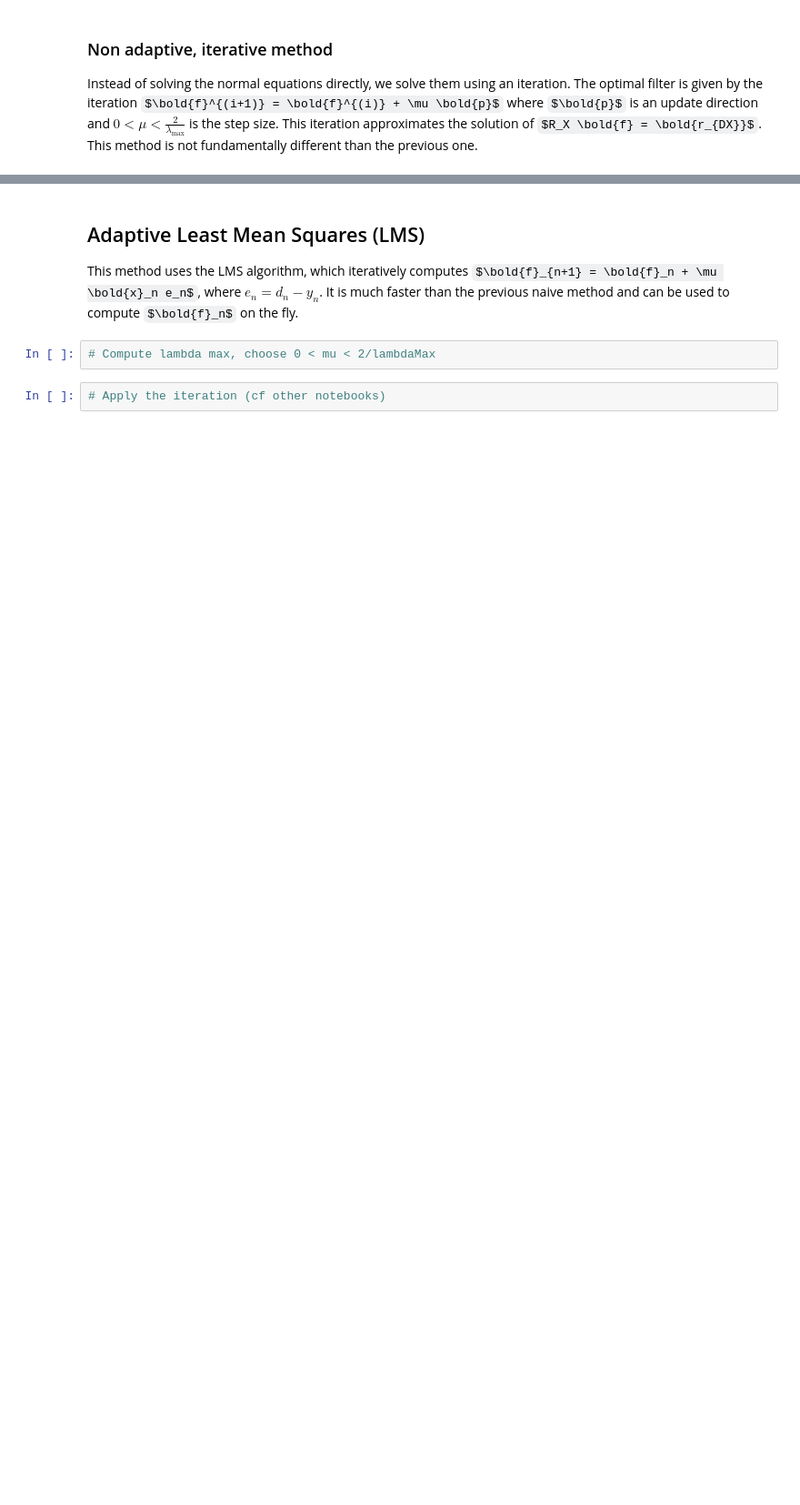
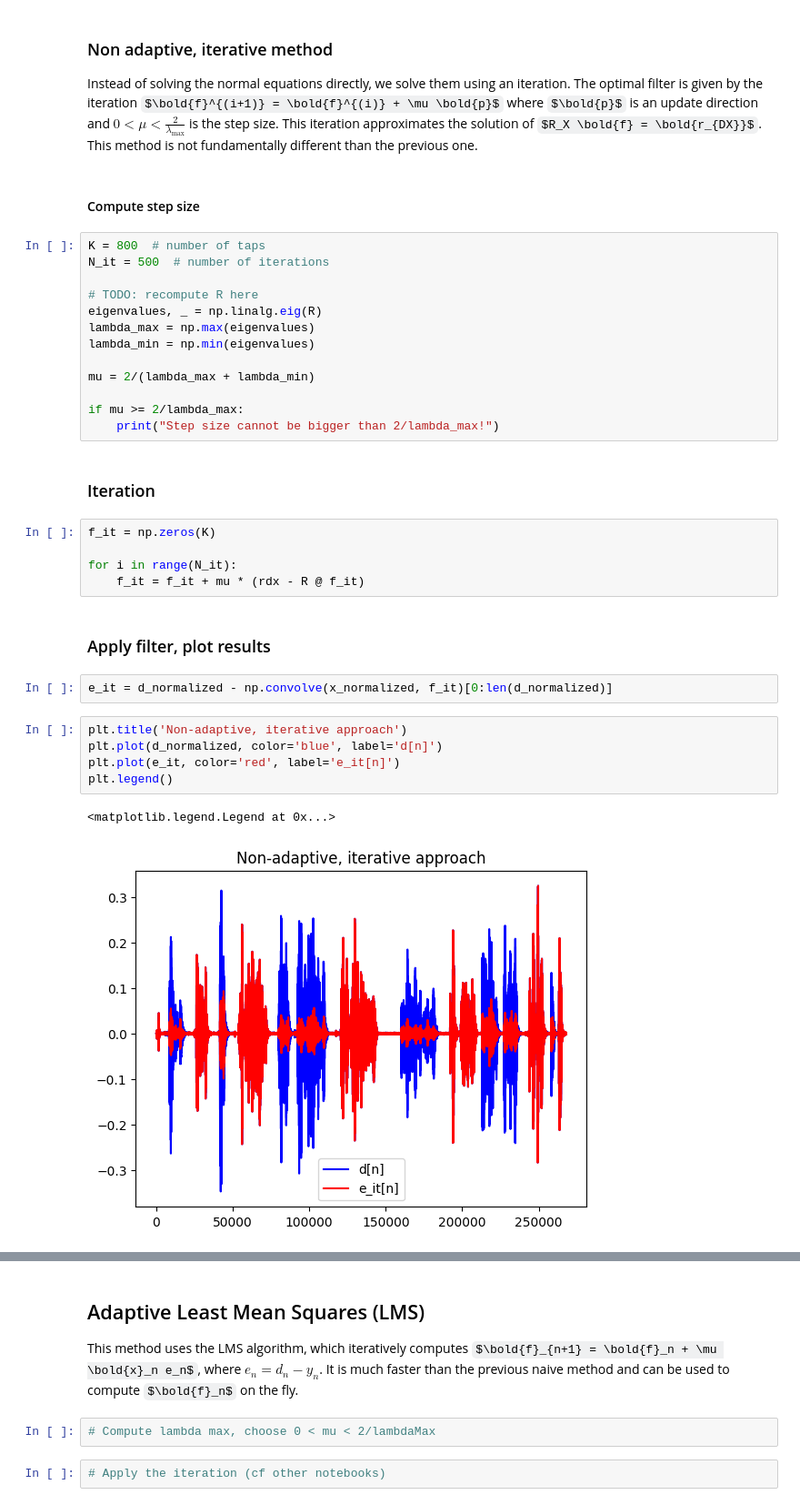
Before and after one commit to Tran-Antoine/ssdp-mp1, a Jupyter notebook: adaptive_experiment.ipynb, the cells around one changed output, grey strips where cells are left out. Shown at 91% size. Drawn from its saved outputs; the diff is of its cells as text; some formulas as TeX source; blank space fills up the shorter version.

```diff
--- a/adaptive_experiment.ipynb
+++ b/adaptive_experiment.ipynb
@@ -77,3 +80,37 @@ plt.plot(f)
 ### Non adaptive, iterative method
 
 Instead of solving the normal equations directly, we solve them using an iteration. The optimal filter is given by the iteration $\bold{f}^{(i+1)} = \bold{f}^{(i)} + \mu \bold{p}$ where $\bold{p}$ is an update direction and $0 < \mu < \frac{2}{\lambda_{\text{max}}}$ is the step size. This iteration approximates the solution of $R_X \bold{f} = \bold{r_{DX}}$. This method is not fundamentally different than the previous one.
+# %% [markdown]
+#### Compute step size
+# %%
+K = 800  # number of taps
+N_it = 500  # number of iterations
+
+# TODO: recompute R here
+eigenvalues, _ = np.linalg.eig(R)
+lambda_max = np.max(eigenvalues)
+lambda_min = np.min(eigenvalues)
+
+mu = 2/(lambda_max + lambda_min)
+
+if mu >= 2/lambda_max:
+    print("Step size cannot be bigger than 2/lambda_max!")
+# %% [markdown]
+### Iteration
+# %%
+f_it = np.zeros(K)
+
+for i in range(N_it):
+    f_it = f_it + mu * (rdx - R @ f_it)
+# %% [markdown]
+### Apply filter, plot results
+# %%
+e_it = d_normalized - np.convolve(x_normalized, f_it)[0:len(d_normalized)]
+# %%
+plt.title('Non-adaptive, iterative approach')
+plt.plot(d_normalized, color='blue', label='d[n]')
+plt.plot(e_it, color='red', label='e_it[n]')
+plt.legend()
+# %% [output]
+<matplotlib.legend.Legend at 0x...>
+[figure, added]
```
Also changed, not shown: parts of 9 cells of this notebook.
